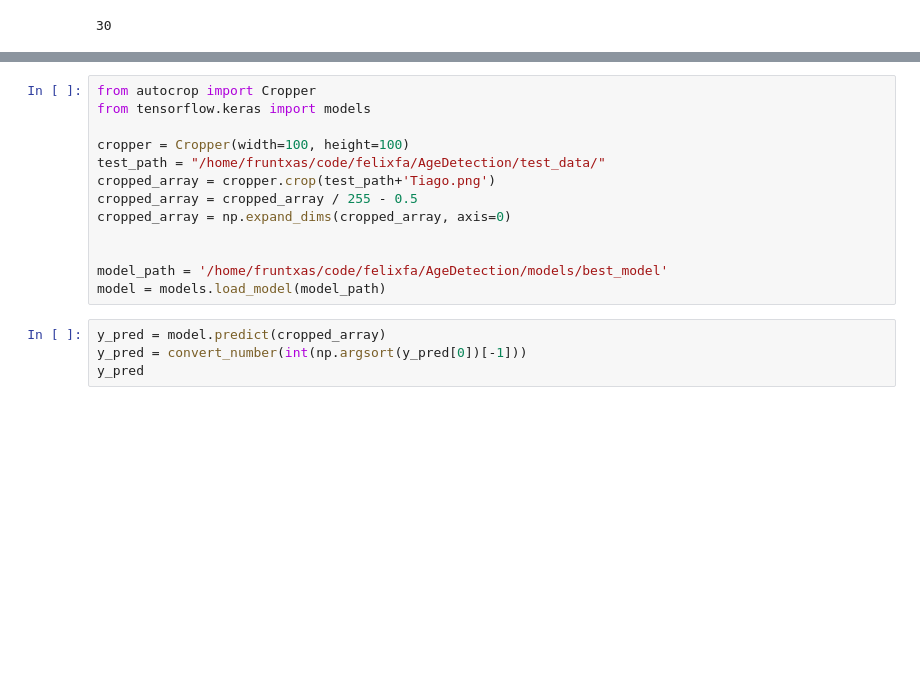
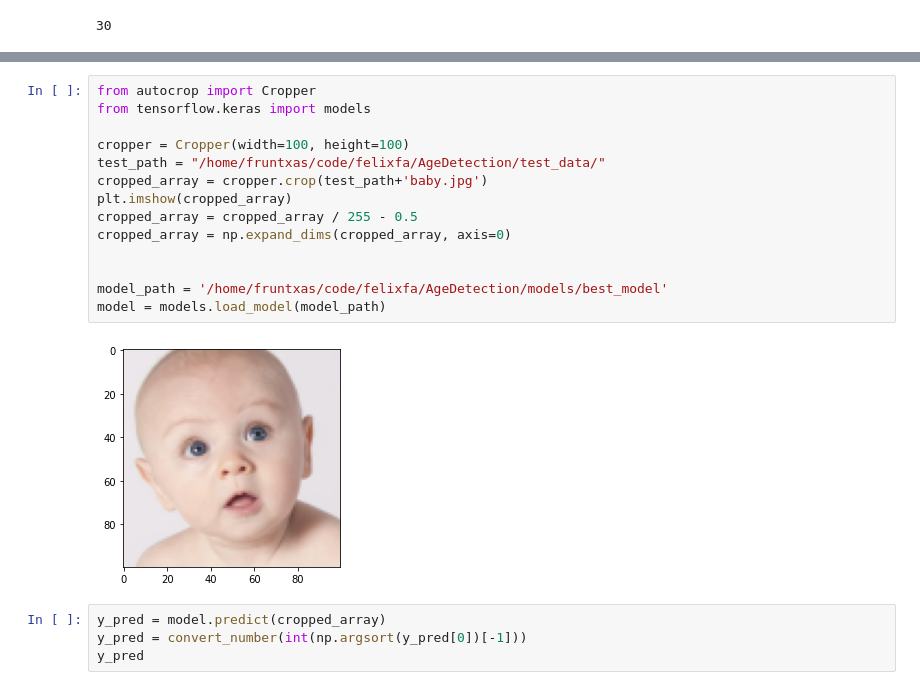
Before and after one commit to felixfa/AgeDetection, a Jupyter notebook: api/API usage.ipynb, the cells around one changed output, grey strips where cells are left out. Saved outputs shown, nothing was run; the diff lists cells and outputs as text; blank space fills up the shorter version.

```diff
--- a/api/API usage.ipynb
+++ b/api/API usage.ipynb
@@ -50,16 +73,19 @@ pred
 # %%
 from autocrop import Cropper
 from tensorflow.keras import models
 
 cropper = Cropper(width=100, height=100)
 test_path = "/home/fruntxas/code/felixfa/AgeDetection/test_data/"
-cropped_array = cropper.crop(test_path+'Tiago.png')
+cropped_array = cropper.crop(test_path+'baby.jpg')
+plt.imshow(cropped_array)
 cropped_array = cropped_array / 255 - 0.5
 cropped_array = np.expand_dims(cropped_array, axis=0)
 
 
 model_path = '/home/fruntxas/code/felixfa/AgeDetection/models/best_model'
 model = models.load_model(model_path)
+# %% [output]
+[figure, added]
 # %%
 y_pred = model.predict(cropped_array)
 y_pred = convert_number(int(np.argsort(y_pred[0])[-1]))
```
Also changed, not shown: parts of 5 cells of this notebook, 5 other files.
